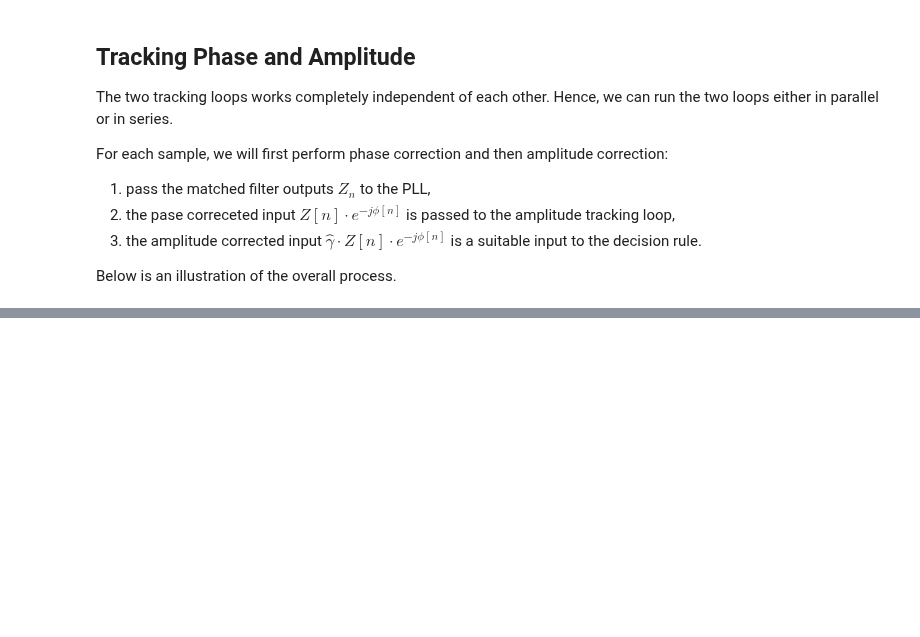
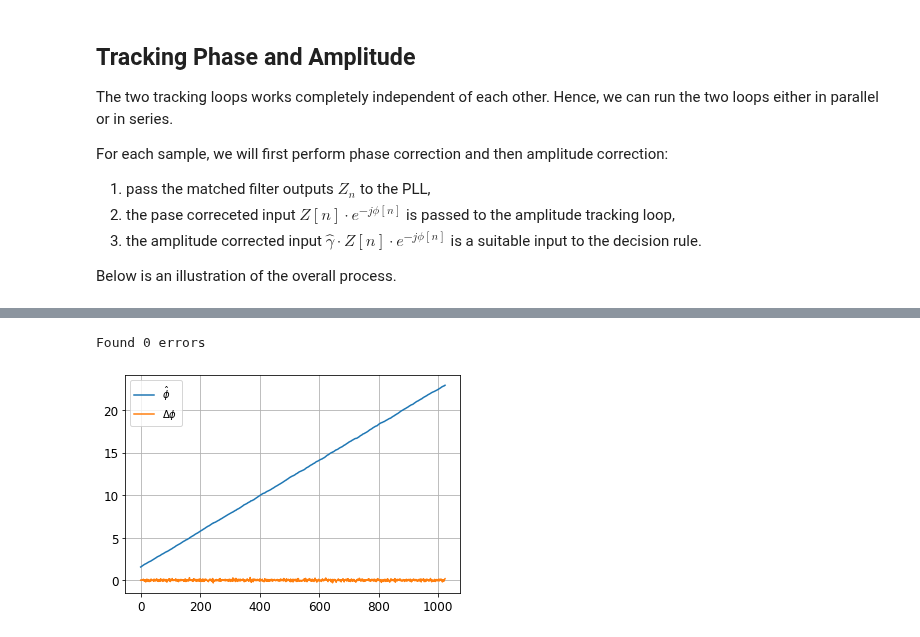
Before and after one commit to bepepa/digital_comms, a Jupyter notebook: 070_tracking_loops.ipynb, the cells around one changed output, grey strips where cells are left out. Saved outputs shown, nothing was run; the diff lists cells and outputs as text; code cells hidden in the pictures; blank space fills up the shorter version.

```diff
--- a/070_tracking_loops.ipynb
+++ b/070_tracking_loops.ipynb
@@ -709,0 +1124,46 @@ plt.show()
+# %%
+# pull out information bearing samples and allocate storage for intermediate results
+Z_hat = Z[i_hat, first+K:first+K+Ns]             # <- this is the input signal to the loop
+dphi = np.zeros_like(Z_hat, dtype=np.float64)    # phase error
+phi = np.zeros_like(Z_hat, dtype=np.float64)     # phase estimate
+dA = np.zeros_like(Z_hat, dtype=np.float64)      # amplitude error
+gamma = np.zeros_like(Z_hat, dtype=np.float64)   # estimate of 1/A
+x = np.zeros_like(Z_hat)                         # phase corrected input
+y = np.zeros_like(Z_hat)                         # amplitude and phase corrected input
+dec = np.zeros_like(Z_hat)                       # symbol decisions
+# %%
+## DO NOT modify the state of the tracking loops!!
+
+## run the tracking loop over the information symbols (length Ns)
+for n in range(Ns):
+    # perform phase and amplitude corrections
+    phi[n] = SP.state
+    x[n] = rotate_phase(Z_hat[n], phi[n])        # this goes to amplitude loop
+    gamma[n] = SA.state
+    y[n] = scale_amplitude(x[n], gamma[n])       # this goes to the decision rule
+
+    dec[n] = MPE_decision_rule([y[n]], A)
+
+    dphi[n] = measure_phase(x[n], dec[n])       # decison feedback
+    tmp = HP(dphi[n])
+    SP(tmp)
+
+    # then the amplitude loop, input is the phase correceted input x[n]
+    dA[n] = measure_amplitude_error(y[n], dec[n]) # decision feedback
+    tmp = HA(dA[n])
+    SA(tmp)
+
+print("Found {:d} errors".format(np.sum(np.not_equal(dec, syms))))
+# %% [output]
+Found 0 errors
+# %%
+# plot phases
+plt.plot(phi, label=r'$\hat{\phi}$')
+plt.plot(dphi, label=r'$\Delta \phi$')
+
+plt.grid()
+plt.legend()
+
+plt.show()
+# %% [output]
+[figure, added]
```
Also changed, not shown: parts of 51 cells of this notebook.
